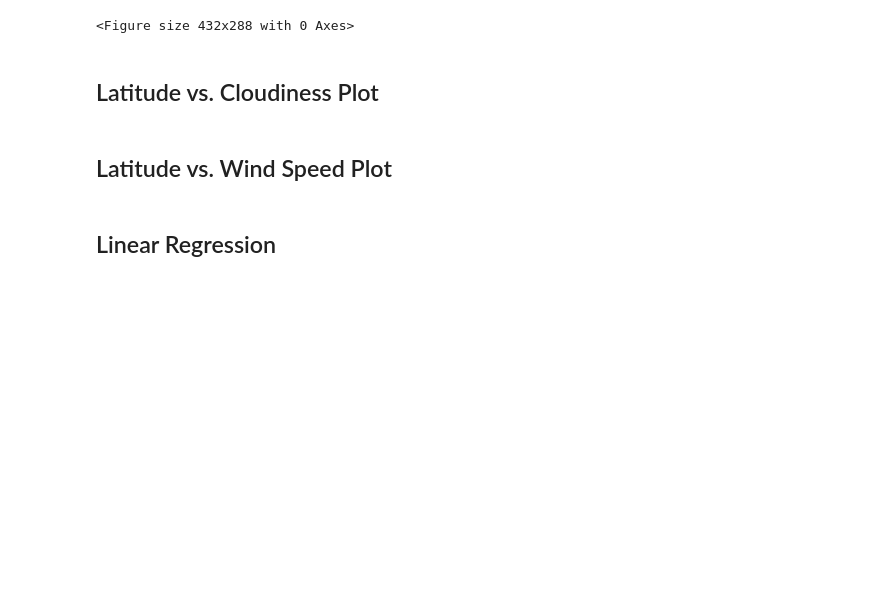
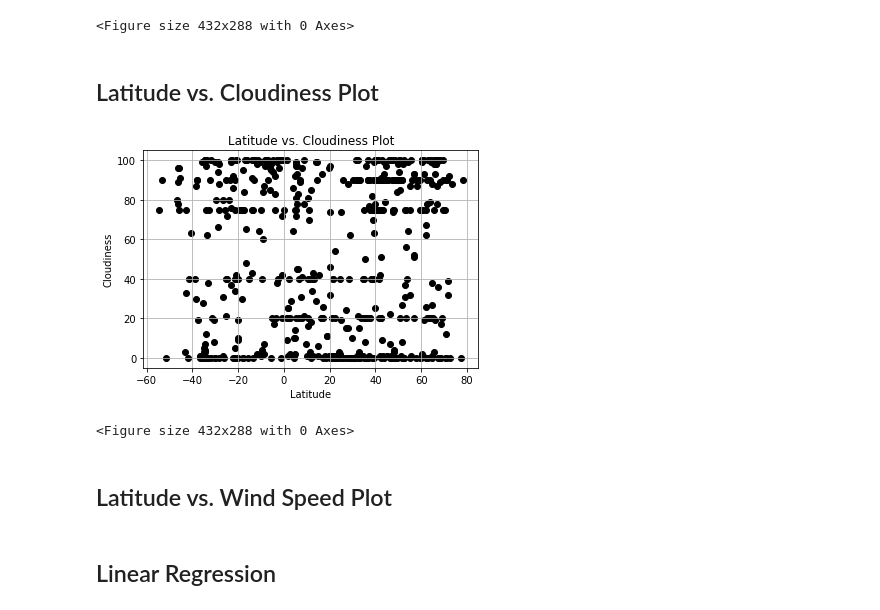
Before and after one commit to emersonmolett/python-api-challenge, a Jupyter notebook: WeatherPy/WeatherPy.ipynb, the cells around one changed output. Cells and saved outputs as stored; diff of their text form; code cells hidden in the pictures; blank space fills up the shorter version.

```diff
--- a/WeatherPy/WeatherPy.ipynb
+++ b/WeatherPy/WeatherPy.ipynb
@@ -235,12 +235,14 @@ plt.savefig("Lat_Humidity.png")
 # %%
 plt.scatter(city_dataframe["Lat"], city_dataframe["Cloudiness"], marker = "o", color = "black", edgecolor = "black")
 plt.grid()
 plt.xlabel("Latitude")
 plt.ylabel("Cloudiness")
 plt.title("Latitude vs. Cloudiness Plot")
-plt.show
-
-## need to save to .pngs
+plt.show()
+plt.savefig("Lat_CLoudiness.png")
+# %% [output]
+[figure, added]
+<Figure size 432x288 with 0 Axes>
 # %% [markdown]
 ## Latitude vs. Wind Speed Plot
 # %%
```
Also changed, not shown: 1 other file.
